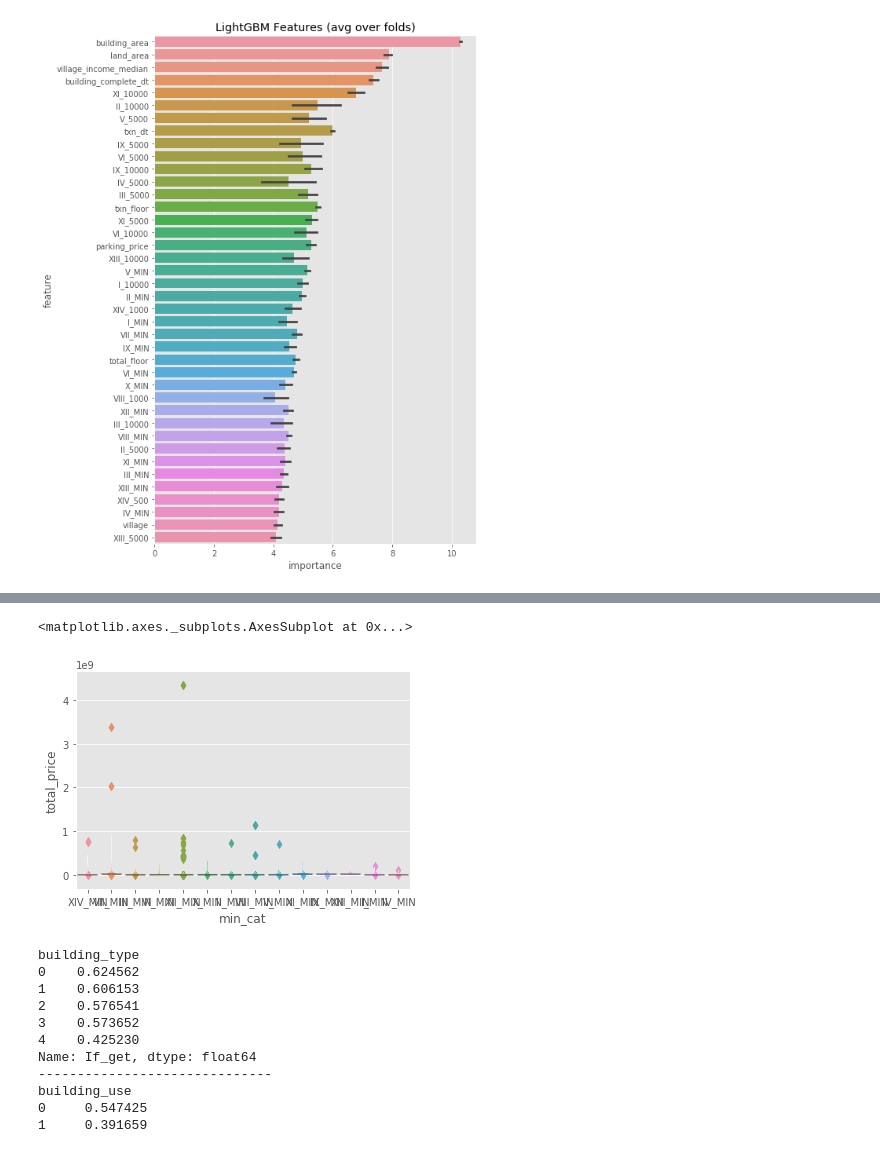
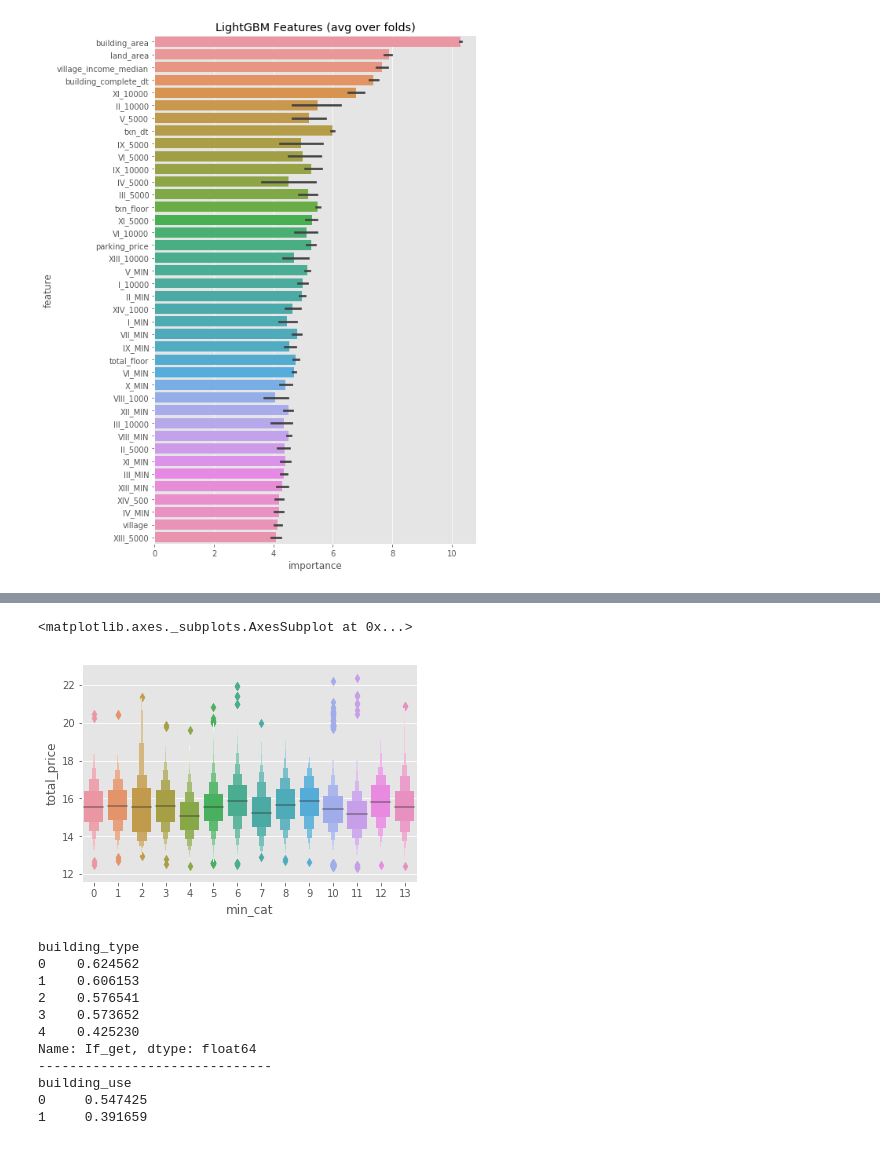
Before and after one commit to phacus/T-Brain_competition_predict_house_price, a Jupyter notebook: Multiple_model_test.ipynb, the cells around one changed output, grey strips where cells are left out. Cells and saved outputs as stored; diff of their text form; code cells hidden in the pictures.

```diff
--- a/Multiple_model_test.ipynb
+++ b/Multiple_model_test.ipynb
@@ -54,5 +54,9 @@ train = pd.read_csv('dataset-0510/train.csv')
 test  = pd.read_csv('dataset-0510/test.csv')
 data = pd.concat([train, test], axis=0)
 gc.collect()
+data.drop([i for i in data.columns if 'index' in i and np.sum(data[i]) == 70000], axis = 1, inplace = True)
+data.drop(['village'], axis = 1, inplace = True)
+train = data[:60000]
+test = data[60000:]
 #train.drop(['village'], axis =1, inplace = True)
 #test.drop(['village'], axis =1, inplace = True)
@@ -203,6 +195,9 @@ def feature_process(df):
     df['min_cat'] = 0
     for col in [i for i in df.columns if 'MIN' in i]:
         df['min_cat'] = df.apply(lambda x : col if x[col] == min(x[MIN_cols]) else x['min_cat'], axis=1)
+    le = preprocessing.LabelEncoder()
+    df['min_cat'] = le.fit_transform(df['min_cat'])
+
 
     df['MIN_dis_plus'] = reduce(lambda x,y: x + y, [df[i] for i in [i for i in df.columns if '_MIN' in i]])
     df['MIN_dis'] = df.apply(lambda x : x[MIN_cols].min(), axis = 1)
@@ -290,0 +287,6 @@ len(Final_data), len(data)
+# %%
+le = preprocessing.LabelEncoder()
+Final_data['min_cat'] = le.fit_transform(Final_data['min_cat'])
+train = Final_data[:60000]
+test = Final_data[60000:]
+gc.collect()
@@ -504,8 +586,8 @@ KeyError: 'min_cat'
 # %%
-sns.boxenplot(train['min_cat'], train['total_price'])
+sns.boxenplot(train['min_cat'], np.log1p(train['total_price']))
 # %% [output]
 <matplotlib.axes._subplots.AxesSubplot at 0x...>
-[figure, old version]
+[figure, new version]
 # %%
 train['preds'] = 0
 for pred, city in zip(oof_list, train['city'].unique()):
```
Also changed, not shown: parts of 12 cells of this notebook, 1 other file.
